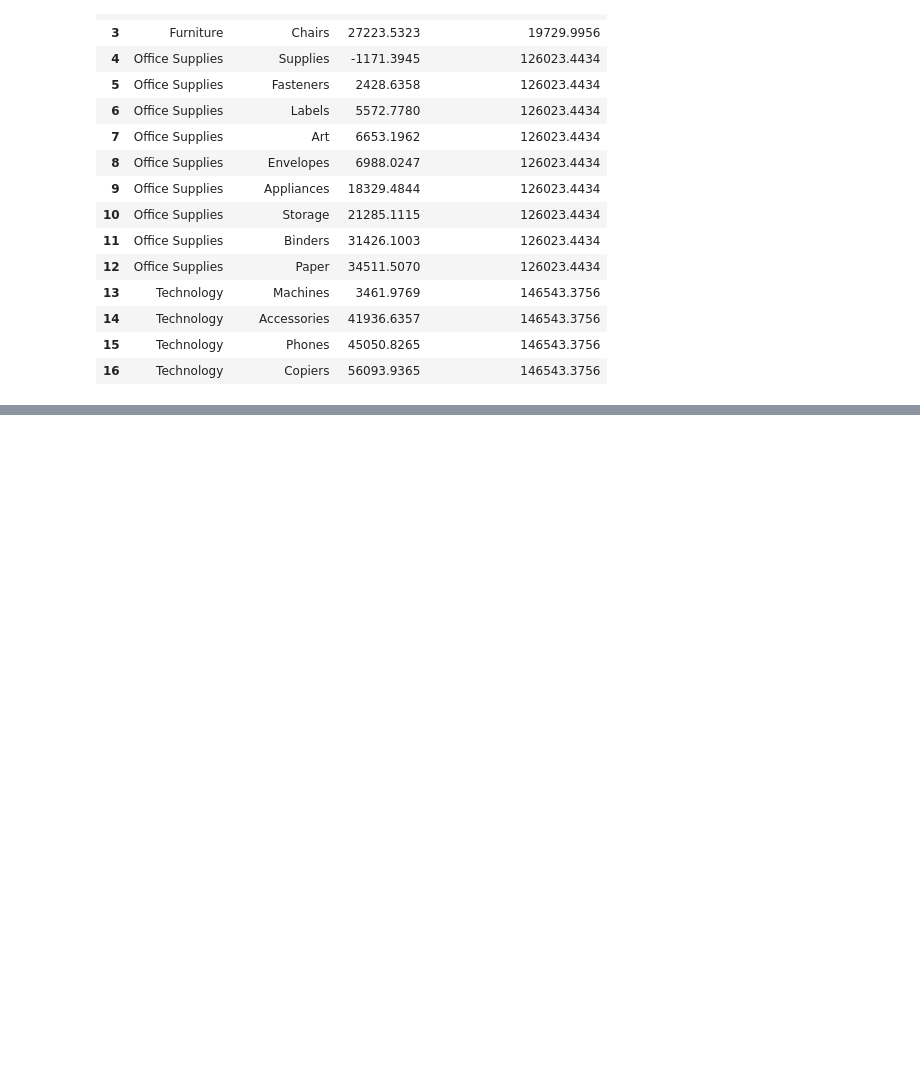
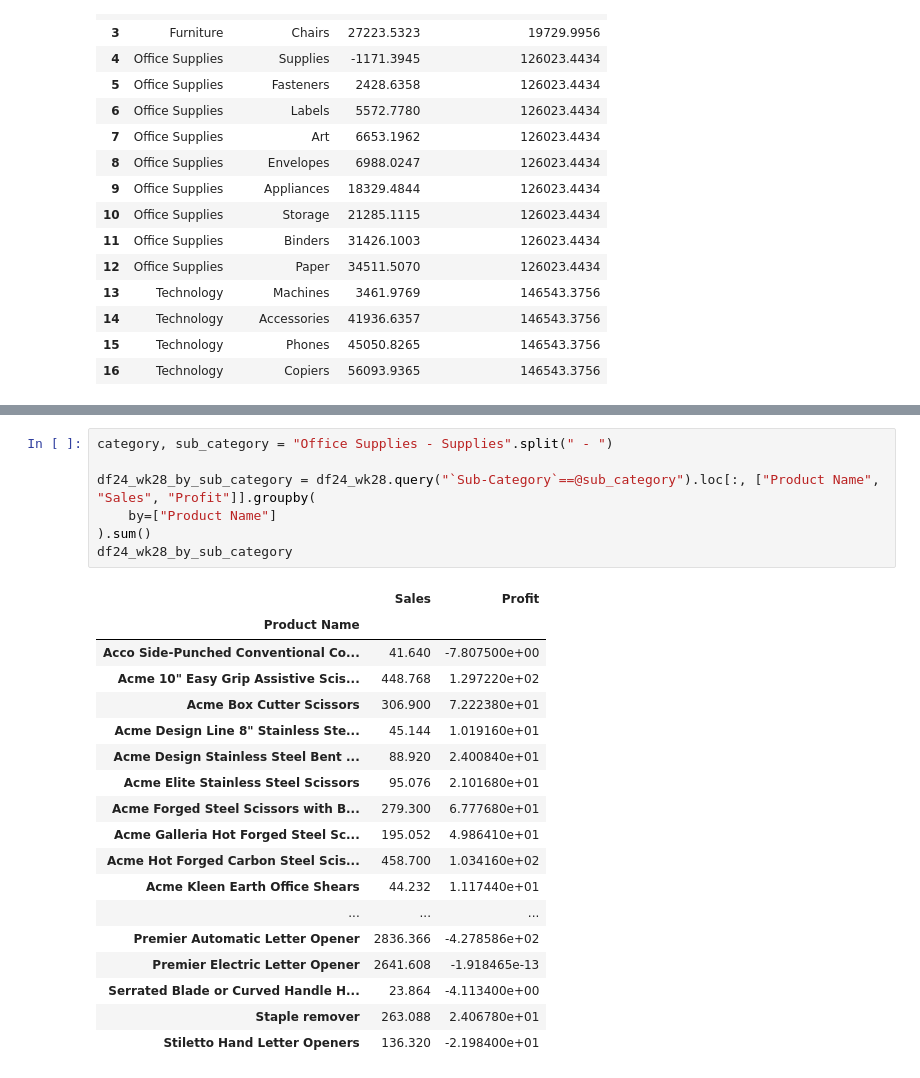
Before and after one commit to chenyulue/figure_friday, a Jupyter notebook: Figure_Friday.ipynb, the cells around one changed output, grey strips where cells are left out. Saved outputs shown, nothing was run; the diff lists cells and outputs as text; blank space fills up the shorter version.

```diff
--- a/Figure_Friday.ipynb
+++ b/Figure_Friday.ipynb
@@ -174,4 +174,30 @@ fig.update_layout(
 )
 
 fig.show()
+# %%
+category, sub_category = "Office Supplies - Supplies".split(" - ")
+
+df24_wk28_by_sub_category = df24_wk28.query("`Sub-Category`==@sub_category").loc[:, ["Product Name", "Sales", "Profit"]].groupby(
+    by=["Product Name"]
+).sum()
+df24_wk28_by_sub_category
+# %% [output]
+|  | Sales | Profit |
+| Product Name |  |  |
+| Acco Side-Punched Conventional Co... | 41.640 | -7.807500e+00 |
+| Acme 10" Easy Grip Assistive Scis... | 448.768 | 1.297220e+02 |
+| Acme Box Cutter Scissors | 306.900 | 7.222380e+01 |
+| Acme Design Line 8" Stainless Ste... | 45.144 | 1.019160e+01 |
+| Acme Design Stainless Steel Bent ... | 88.920 | 2.400840e+01 |
+| Acme Elite Stainless Steel Scissors | 95.076 | 2.101680e+01 |
+| Acme Forged Steel Scissors with B... | 279.300 | 6.777680e+01 |
+| Acme Galleria Hot Forged Steel Sc... | 195.052 | 4.986410e+01 |
+| Acme Hot Forged Carbon Steel Scis... | 458.700 | 1.034160e+02 |
+| Acme Kleen Earth Office Shears | 44.232 | 1.117440e+01 |
+| ... | ... | ... |
+| Premier Automatic Letter Opener | 2836.366 | -4.278586e+02 |
+| Premier Electric Letter Opener | 2641.608 | -1.918465e-13 |
+| Serrated Blade or Curved Handle H... | 23.864 | -4.113400e+00 |
+| Staple remover | 263.088 | 2.406780e+01 |
+| Stiletto Hand Letter Openers | 136.320 | -2.198400e+01 |
 # %%
```
Also changed, not shown: parts of 4 cells of this notebook, 4 other files.
